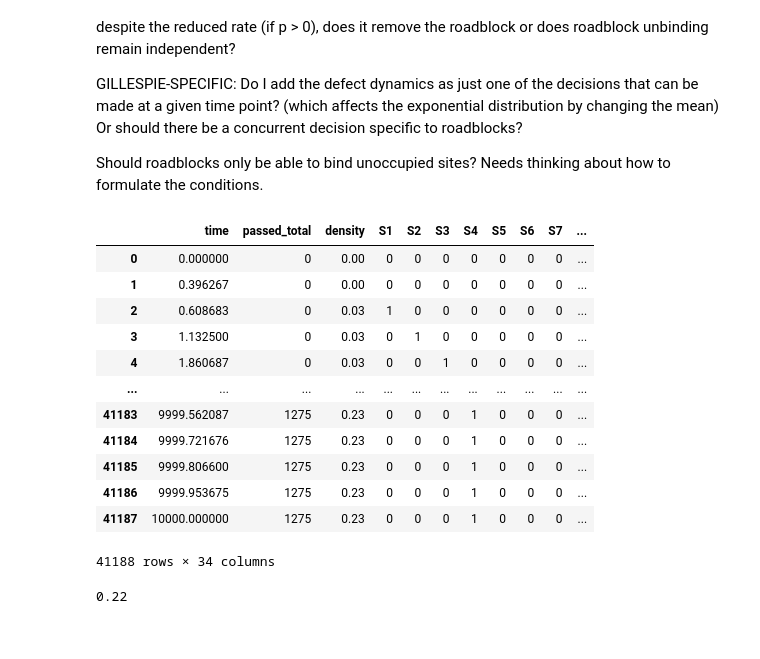
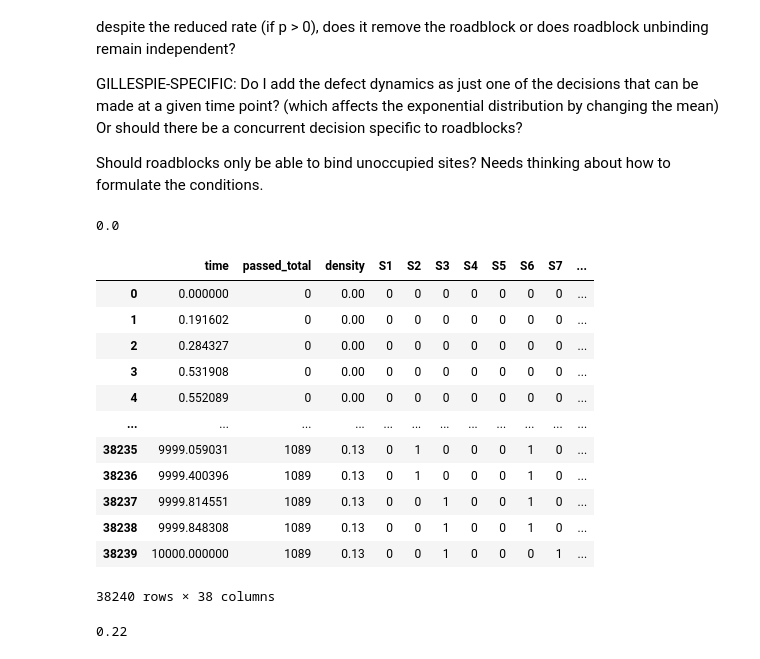
Before and after one commit to gabin-rousseau/roadblock_project, a Jupyter notebook: python/rini_v0-4.ipynb, the cells around one changed output. Cells and saved outputs as stored; diff of their text form; code cells hidden in the pictures.

```diff
--- a/python/rini_v0-4.ipynb
+++ b/python/rini_v0-4.ipynb
@@ -96,7 +96,7 @@ def rini(t=100, L=30, l=1, a=0.75, b=0.75, p=1, k_on=0.33, k_off=0.33, l_rb=1, B
     (rini for short)
 
     DESCRIPTION:
-    This is the third version of Gabin ROUSSEAU's model for the roadblock effect of mRNA-binding Ssd1 on translation initiation in S. cerevisiae.
+    This is the 0.4 version of Gabin ROUSSEAU's model for the roadblock effect of mRNA-binding Ssd1 on translation initiation in S. cerevisiae.
 
     -->Runs an inhomogeneous TASEP model of user-defined parameters that allows for a set particle of variable length, to which the exclusion process self-adapts.
     Returns a dataset containing for each time point:
@@ -493,20 +547,30 @@ def rini_AvB(t=500, L=100, l=1, p=1, tags=False, randomised=False, n=10):
+# %%
+#testing rini sampling at the closest timepoint below a chosen value
+run=rini(t=10000)
+cropped_run=run.loc[run['time']<=5000]
+timed_run=cropped_run.iloc[(cropped_run['time']-5000).abs().argsort()[:1]]
+float(timed_run['S2'].iloc[0])
+# %% [output]
+0.0
 # %%
 #Check the output of rini
-rini(t=10000,l=3)
+model_test=rini(t=10000,l=3,l_rb=2,B_i=[1,8,9,19,25])
+model_test
+#model_test.to_csv(path_or_buf='/home/gabin_r/Documents/ROADBLOCK_ub/rini_v0-4_output/table2.csv')
 # %% [output]
 |  | time | passed_total | density | S1 | S2 | S3 | S4 | S5 | S6 | S7 | ... |
 | 0 | 0.000000 | 0 | 0.00 | 0 | 0 | 0 | 0 | 0 | 0 | 0 | ... |
-| 1 | 0.396267 | 0 | 0.00 | 0 | 0 | 0 | 0 | 0 | 0 | 0 | ... |
-| 2 | 0.608683 | 0 | 0.03 | 1 | 0 | 0 | 0 | 0 | 0 | 0 | ... |
-| 3 | 1.132500 | 0 | 0.03 | 0 | 1 | 0 | 0 | 0 | 0 | 0 | ... |
-| 4 | 1.860687 | 0 | 0.03 | 0 | 0 | 1 | 0 | 0 | 0 | 0 | ... |
+| 1 | 0.191602 | 0 | 0.00 | 0 | 0 | 0 | 0 | 0 | 0 | 0 | ... |
+| 2 | 0.284327 | 0 | 0.00 | 0 | 0 | 0 | 0 | 0 | 0 | 0 | ... |
+| 3 | 0.531908 | 0 | 0.00 | 0 | 0 | 0 | 0 | 0 | 0 | 0 | ... |
+| 4 | 0.552089 | 0 | 0.00 | 0 | 0 | 0 | 0 | 0 | 0 | 0 | ... |
 | ... | ... | ... | ... | ... | ... | ... | ... | ... | ... | ... | ... |
-| 41183 | 9999.562087 | 1275 | 0.23 | 0 | 0 | 0 | 1 | 0 | 0 | 0 | ... |
-| 41184 | 9999.721676 | 1275 | 0.23 | 0 | 0 | 0 | 1 | 0 | 0 | 0 | ... |
-| 41185 | 9999.806600 | 1275 | 0.23 | 0 | 0 | 0 | 1 | 0 | 0 | 0 | ... |
-| 41186 | 9999.953675 | 1275 | 0.23 | 0 | 0 | 0 | 1 | 0 | 0 | 0 | ... |
-| 41187 | 10000.000000 | 1275 | 0.23 | 0 | 0 | 0 | 1 | 0 | 0 | 0 | ... |
+| 38235 | 9999.059031 | 1089 | 0.13 | 0 | 1 | 0 | 0 | 0 | 1 | 0 | ... |
+| 38236 | 9999.400396 | 1089 | 0.13 | 0 | 1 | 0 | 0 | 0 | 1 | 0 | ... |
+| 38237 | 9999.814551 | 1089 | 0.13 | 0 | 0 | 1 | 0 | 0 | 1 | 0 | ... |
+| 38238 | 9999.848308 | 1089 | 0.13 | 0 | 0 | 1 | 0 | 0 | 1 | 0 | ... |
+| 38239 | 10000.000000 | 1089 | 0.13 | 0 | 0 | 1 | 0 | 0 | 0 | 1 | ... |
-41188 rows × 34 columns
+38240 rows × 38 columns
 # %%
 #Visualise the exits over time + linear regression used to determine the rate
 rini_I(t=10000)
```
Also changed, not shown: parts of 5 cells of this notebook.
